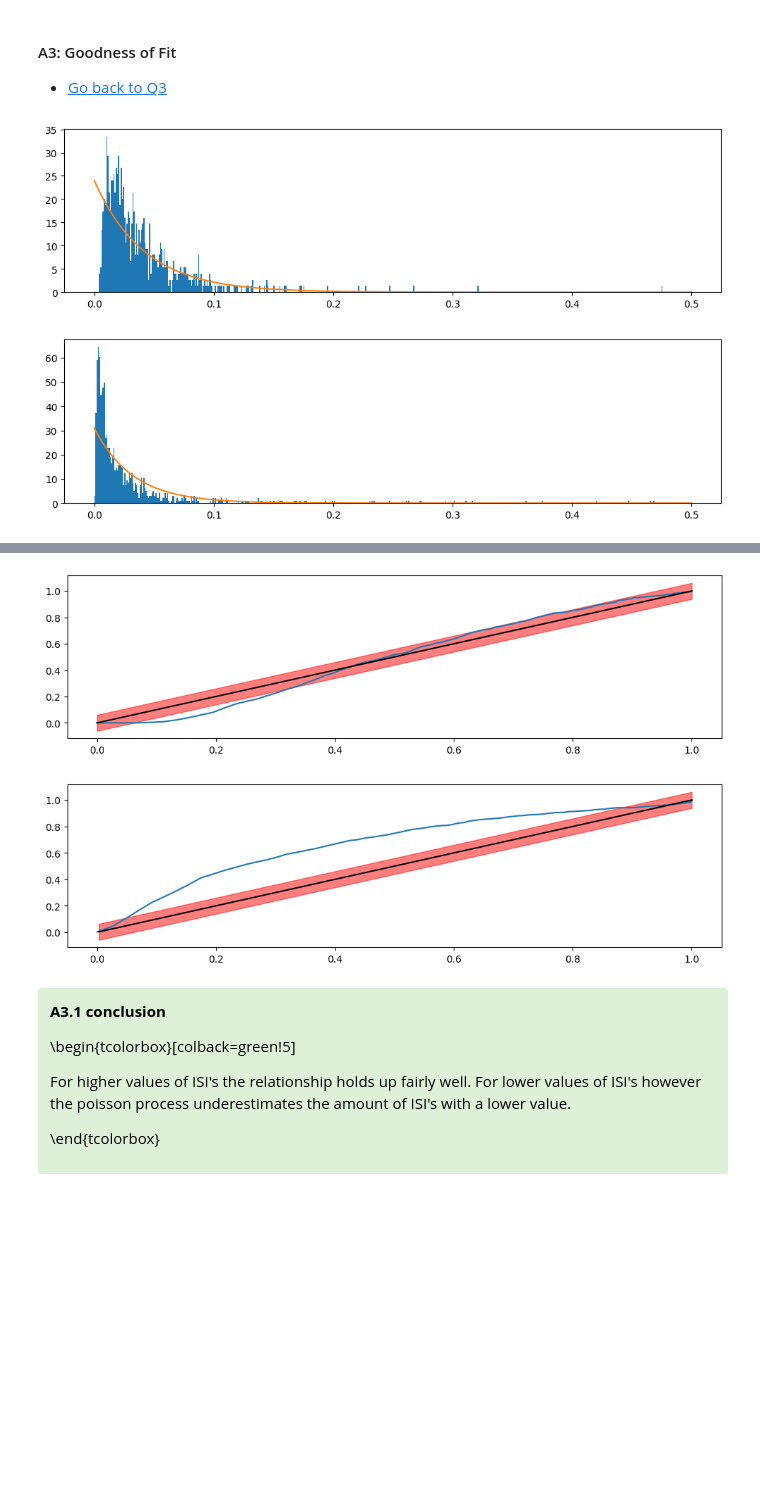
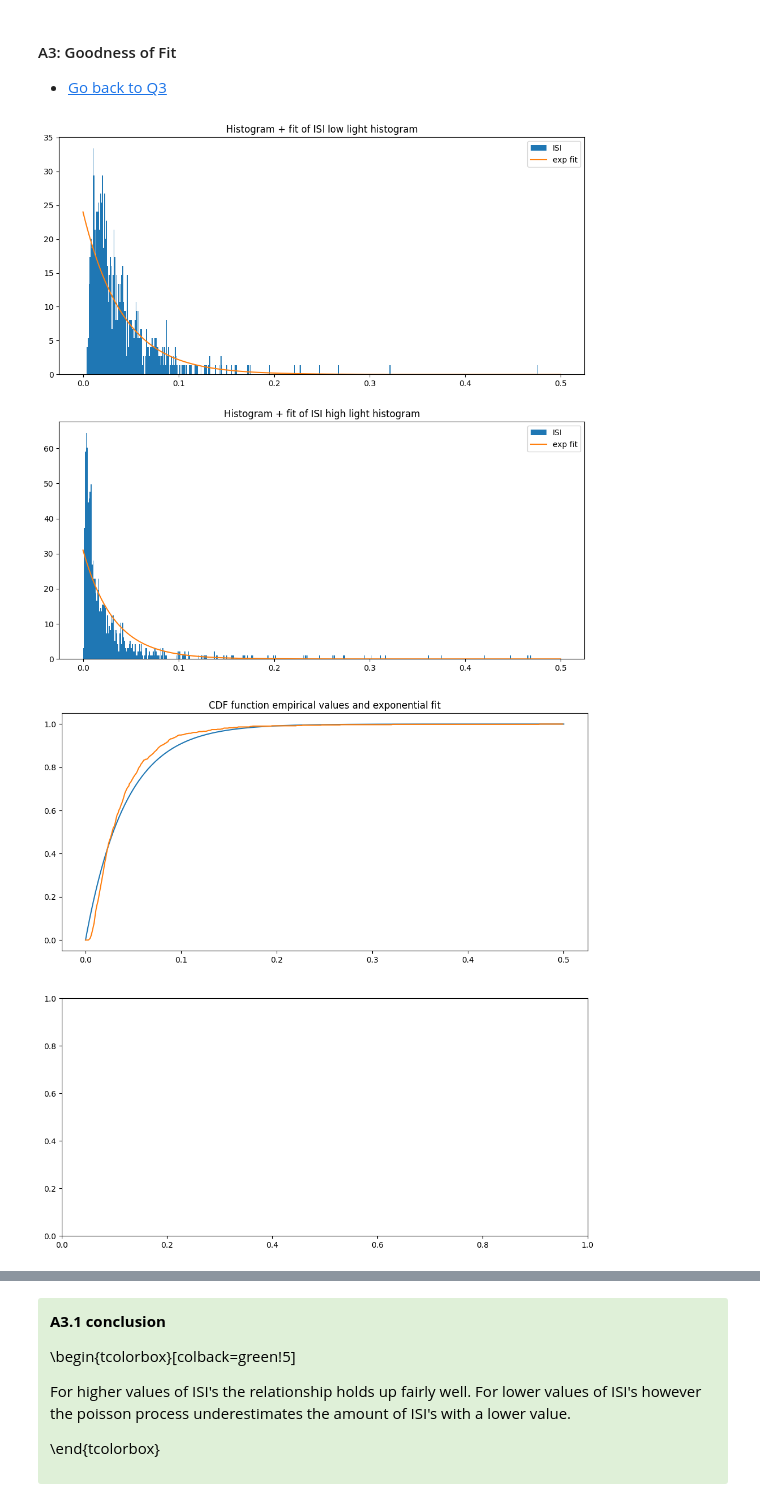
Before and after one commit to RobbeDeMuynck/CN_practicals, a Jupyter notebook: Module 2/Ex2/Module2_Ex2_Group7.ipynb, the cells around one changed output, grey strips where cells are left out. Cells and saved outputs as stored; diff of their text form; code cells hidden in the pictures; blank space fills up the shorter version.

```diff
--- a/Module 2/Ex2/Module2_Ex2_Group7.ipynb
+++ b/Module 2/Ex2/Module2_Ex2_Group7.ipynb
@@ -473,16 +495,20 @@ There is a significant difference between the lambda of the high light condition
 ISI_low = np.diff(spikes_low)
 ISI_high = np.diff(spikes_high)
 
+fig, (ax1,ax2) = plt.subplots(2,1,figsize=(12,12))
 bin_edges = arange(0, 0.501, 0.001)  # Define the bins for the histogram
-prob_density_low, bins_low, _ = plt.hist(ISI_low, bin_edges, density=True)
+prob_density_low, bins_low, _ = ax1.hist(ISI_low, bin_edges, density=True, label='ISI')
 Lambdas_low = 24
 exp_pdf_low = Lambdas_low*np.exp(-Lambdas_low*bin_edges)
-plt.plot(bin_edges, exp_pdf_low)
-plt.show()
-prob_density_high, bins_high, _ = plt.hist(ISI_high, bin_edges, density=True)
+ax1.plot(bin_edges, exp_pdf_low, label='exp fit')
+ax1.set_title('Histogram + fit of ISI low light histogram')
+prob_density_high, bins_high, _ = ax2.hist(ISI_high, bin_edges, density=True, label='ISI')
 Lambda_high = 31
 exp_pdf_high = Lambda_high*np.exp(-Lambda_high*bin_edges)
-plt.plot(bin_edges, exp_pdf_high)
+ax2.plot(bin_edges, exp_pdf_high, label='exp fit')
+ax2.set_title('Histogram + fit of ISI high light histogram')
+ax1.legend()
+ax2.legend()
 plt.show()
 
 ######################
@@ -491,36 +517,40 @@ plt.show()
 
 # for low light condition
 Lambda_low = 24
 CDF_exp_low = 1 - np.exp(-Lambda_low*bin_edges)
-plt.plot(bin_edges, CDF_exp_low)
+
+fig, (ax1,ax2) = plt.subplots(2,1,figsize=(12,12))
+ax1.plot(bin_edges, CDF_exp_low)
+ax1.set_title('CDF function empirical values and exponential fit')
+ax1.set_xlabel('')
 CDF_emp_low = np.cumsum(prob_density_low)*0.001 # multiply with binwidth, 1ms
-plt.plot(bin_edges[:-1], CDF_emp_low)
+ax1.plot(bin_edges[:-1], CDF_emp_low)
 plt.show()
 
 
 # for high light condition
 Lambda_high = 24
 CDF_exp_high = 1 - np.exp(-Lambda_high*bin_edges)
-plt.plot(bin_edges, CDF_exp_high)
+ax2.plot(bin_edges, CDF_exp_high)
 CDF_emp_high = np.cumsum(prob_density_high)*0.001 # multiply with binwidth, 1ms
-plt.plot(bin_edges[:-1], CDF_emp_high)
+ax2.plot(bin_edges[:-1], CDF_emp_high)
 plt.show()
 
 
 ######################
 ##  Q3.3 solution   ##
 ######################
 N_low = len(CDF_emp_low)
 plt.plot(CDF_exp_low[:-1], CDF_emp_low)
 plt.plot(CDF_emp_low,CDF_emp_low, 'k')
 plt.fill_between(CDF_emp_low, CDF_emp_low+1.36/np.sqrt(N_low), CDF_emp_low-1.36/np.sqrt(N_low), alpha=0.5, color='r')
 plt.show()
 
 N_high = len(CDF_emp_high)
 plt.plot(CDF_exp_high[:-1], CDF_emp_high)
 plt.plot(CDF_emp_high,CDF_emp_high, 'k')
 plt.fill_between(CDF_emp_high, CDF_emp_high+1.36/np.sqrt(N_high), CDF_emp_high-1.36/np.sqrt(N_high), alpha=0.5, color='r')
 plt.show()
 # %% [output]
-[figure, old version]
+[figure, new version]
-[figure, old version]
+[figure, new version]
@@ -529,5 +559,3 @@ plt.show()
-[figure, removed]
-[figure, removed]
 # %% [markdown]
 <div class="alert alert-success">
 <span style="color:black">
```
Also changed, not shown: parts of 7 cells of this notebook.
